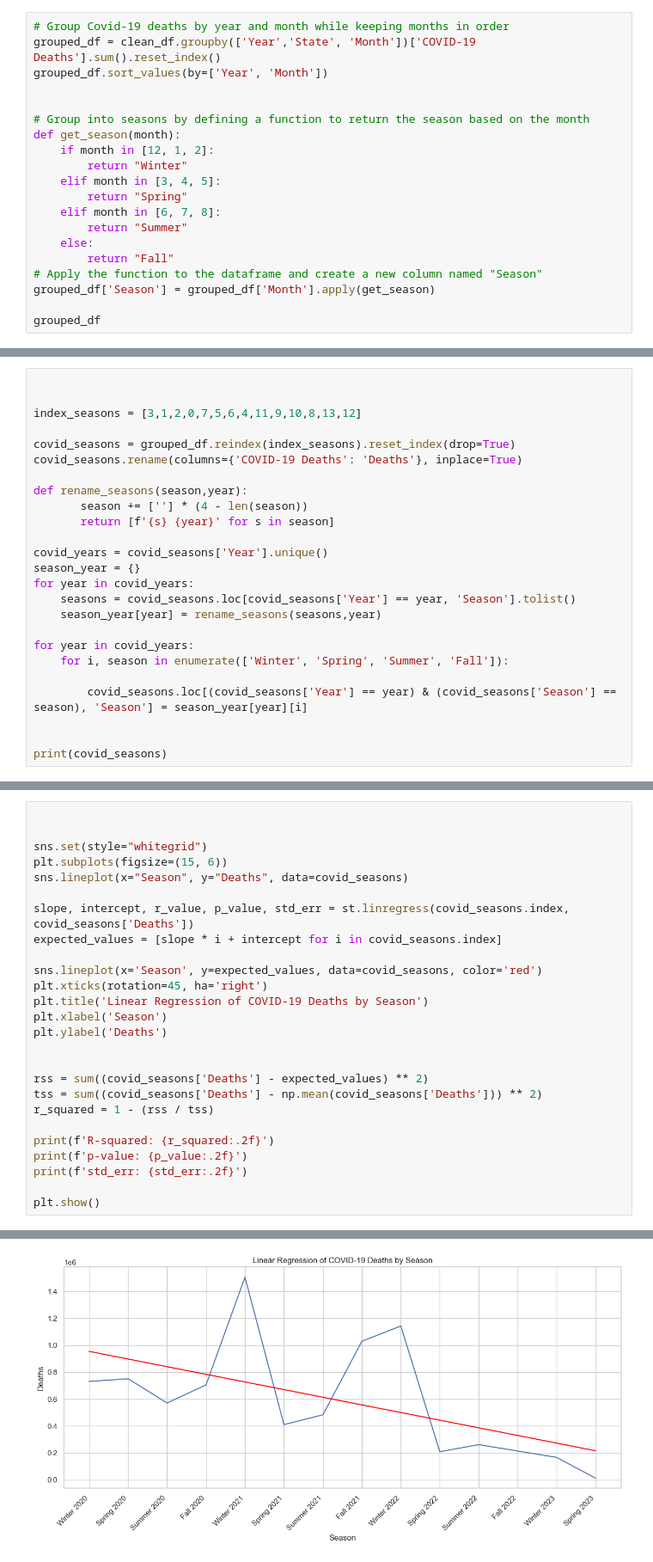
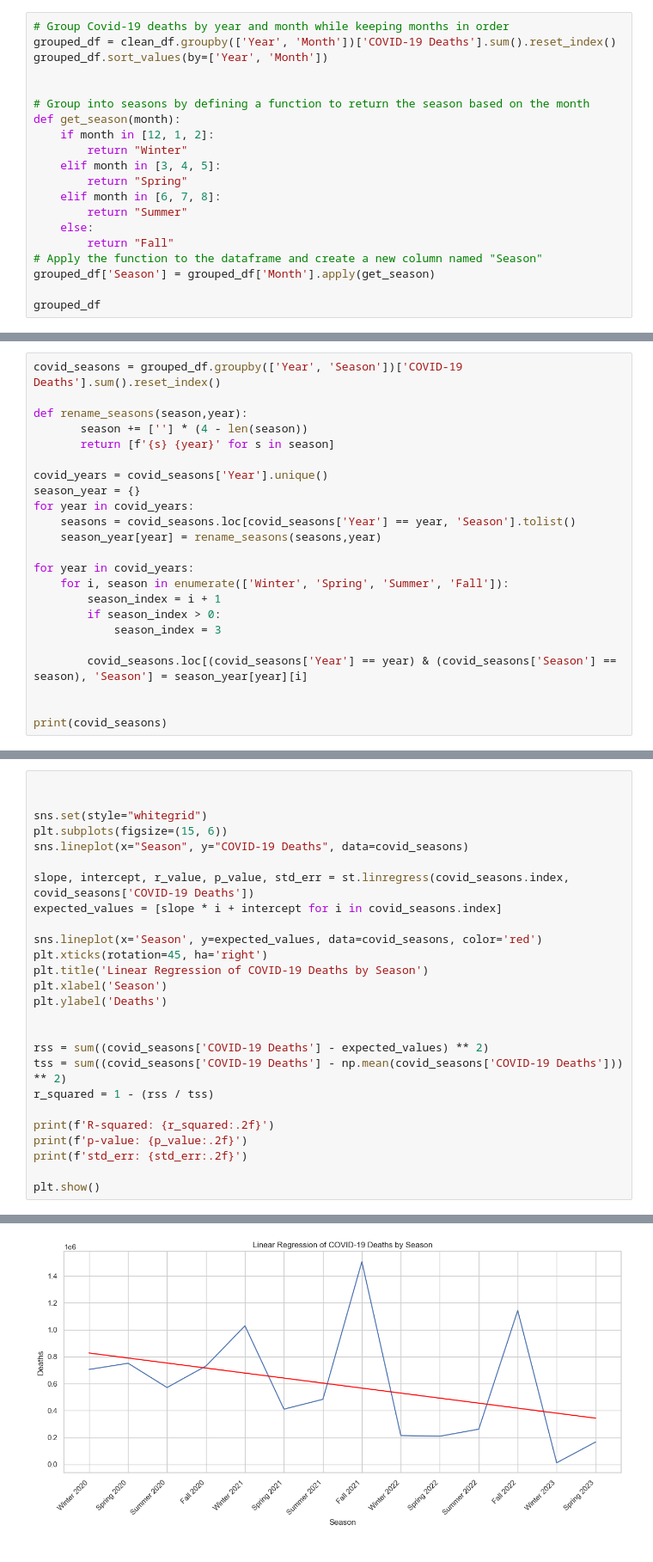
Before and after one commit to willbang548/Group_1, a Jupyter notebook: main.ipynb, the cells around one changed output, grey strips where cells are left out. Shown at 86% size. Saved outputs shown, nothing was run; the diff lists cells and outputs as text.

```diff
--- a/main.ipynb
+++ b/main.ipynb
@@ -40,7 +40,7 @@ clean_df.head()
 | 62104 | By Month | 2020 | 5 | United States | Respiratory diseases | Influenza and pneumonia | 0-24 | 19 |
 # %%
 # Group Covid-19 deaths by year and month while keeping months in order
-grouped_df = clean_df.groupby(['Year','State', 'Month'])['COVID-19 Deaths'].sum().reset_index()
+grouped_df = clean_df.groupby(['Year', 'Month'])['COVID-19 Deaths'].sum().reset_index()
 grouped_df.sort_values(by=['Year', 'Month'])
 
 
@@ -75,10 +79,5 @@ grouped_df
 # %%
-
-
-index_seasons = [3,1,2,0,7,5,6,4,11,9,10,8,13,12]
-
-covid_seasons = grouped_df.reindex(index_seasons).reset_index(drop=True)
-covid_seasons.rename(columns={'COVID-19 Deaths': 'Deaths'}, inplace=True)
+covid_seasons = grouped_df.groupby(['Year', 'Season'])['COVID-19 Deaths'].sum().reset_index()
 
 def rename_seasons(season,year):
        season += [''] * (4 - len(season))
@@ -92,6 +91,9 @@ for year in covid_years:
 
 for year in covid_years:
     for i, season in enumerate(['Winter', 'Spring', 'Summer', 'Fall']):
+        season_index = i + 1
+        if season_index > 0:
+            season_index = 3
 
         covid_seasons.loc[(covid_seasons['Year'] == year) & (covid_seasons['Season'] == season), 'Season'] = season_year[year][i]
 
@@ -171,9 +173,9 @@ plt.show()
 
 sns.set(style="whitegrid")
 plt.subplots(figsize=(15, 6))
-sns.lineplot(x="Season", y="Deaths", data=covid_seasons)
+sns.lineplot(x="Season", y="COVID-19 Deaths", data=covid_seasons)
 
-slope, intercept, r_value, p_value, std_err = st.linregress(covid_seasons.index, covid_seasons['Deaths'])
+slope, intercept, r_value, p_value, std_err = st.linregress(covid_seasons.index, covid_seasons['COVID-19 Deaths'])
 expected_values = [slope * i + intercept for i in covid_seasons.index]
 
 sns.lineplot(x='Season', y=expected_values, data=covid_seasons, color='red')
@@ -183,8 +185,8 @@ plt.xlabel('Season')
 plt.ylabel('Deaths')
 
 
-rss = sum((covid_seasons['Deaths'] - expected_values) ** 2)
-tss = sum((covid_seasons['Deaths'] - np.mean(covid_seasons['Deaths'])) ** 2)
+rss = sum((covid_seasons['COVID-19 Deaths'] - expected_values) ** 2)
+tss = sum((covid_seasons['COVID-19 Deaths'] - np.mean(covid_seasons['COVID-19 Deaths'])) ** 2)
 r_squared = 1 - (rss / tss)
 
 print(f'R-squared: {r_squared:.2f}')
@@ -199 +201 @@ std_err: 24319.56
-[figure, old version]
+[figure, new version]
```
Also changed, not shown: parts of 10 cells of this notebook.
